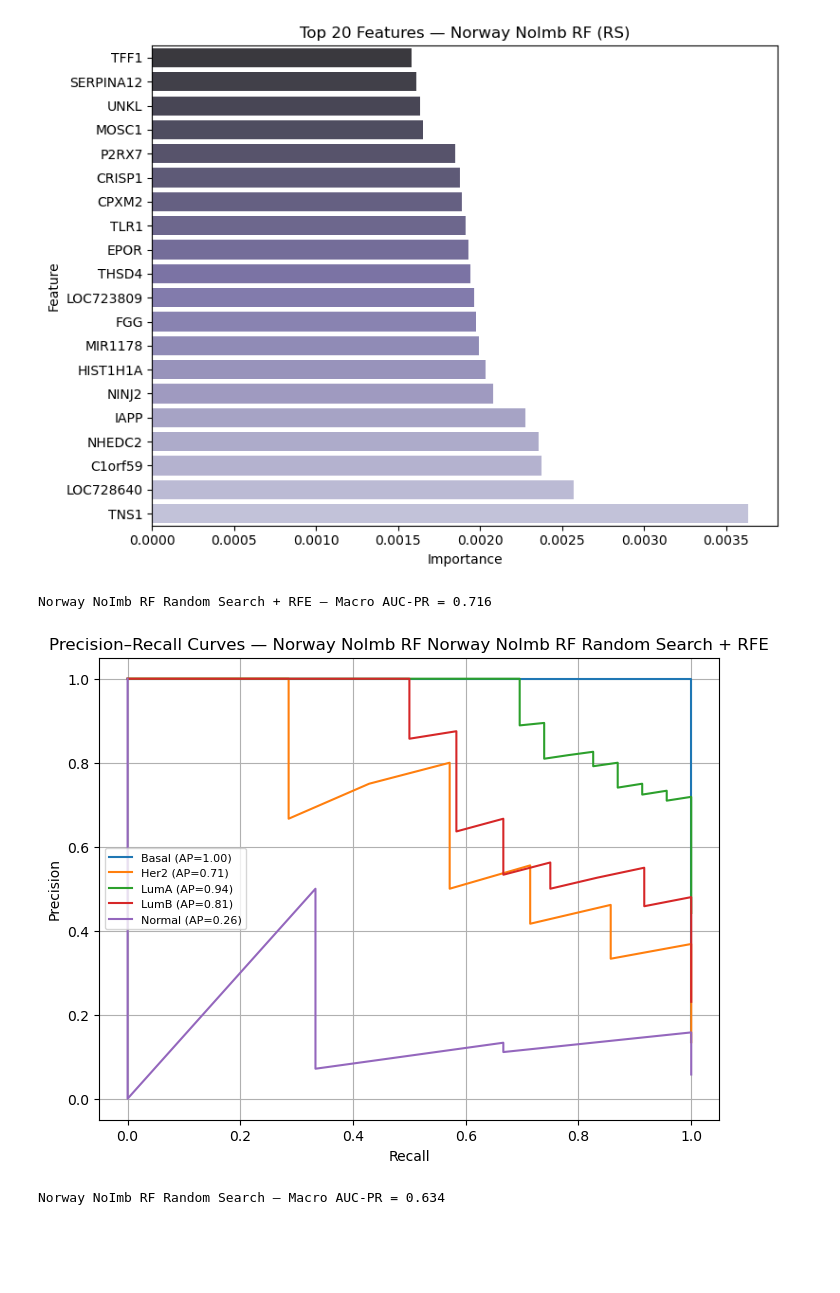
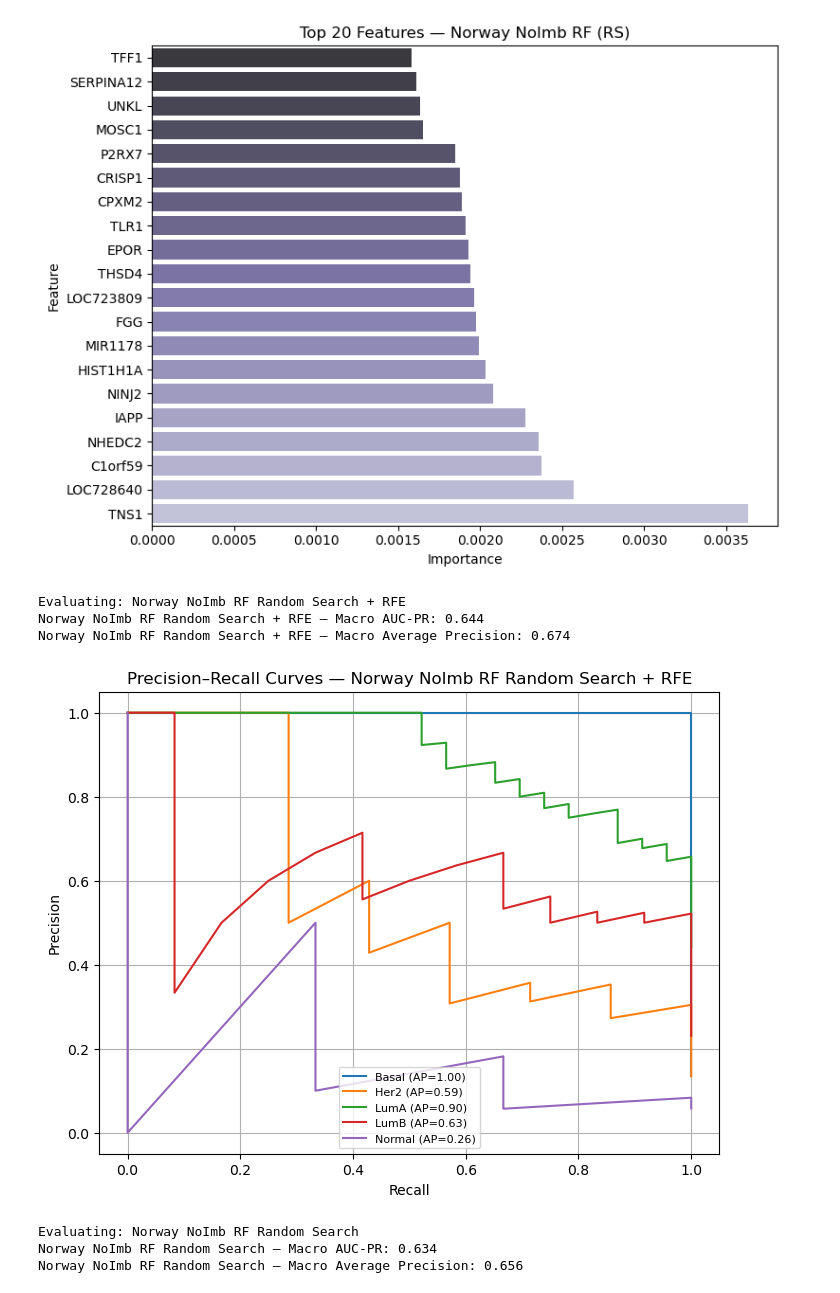
Before and after one commit to Alvinator24/BioinfoThesis, a Jupyter notebook: RandomForest/Norway No Infinium/RF_Norway_NoImbalance.ipynb, the cells around one changed output. Drawn from its saved outputs; the diff is of its cells as text; code cells hidden in the pictures; blank space fills up the shorter version.

Commit message:
[RF] TCGA no IP + IP, Norway no IP
- added auc
- added rfe hyperparameter tuning

```diff
--- a/RandomForest/Norway No Infinium/RF_Norway_NoImbalance.ipynb
+++ b/RandomForest/Norway No Infinium/RF_Norway_NoImbalance.ipynb
@@ -77,8 +77,8 @@ pipeline_rfe = ImbPipeline([
 # Parameter distributions
 # =========================
 param_dist_rfe = {
-    'rfe__step': [0.25],
-    'rfe__n_features_to_select': [500],
+    'rfe__n_features_to_select': [100, 500, 1000],
+    'rfe__step': [0.2, 0.25, 0.5],
 
     'rf__n_estimators': randint(50, 300),
     'rf__max_depth': [None] + list(range(5, 31, 5)),
@@ -322,38 +322,82 @@ Passing `palette` without assigning `hue` is deprecated and will be removed in v
 # %%
 # =========================
 # Precision–Recall Curves
 # =========================
 
 classes = np.unique(y_test)
 y_test_bin = label_binarize(y_test, classes=classes)
 
 models = {
     "Norway NoImb RF Random Search + RFE": best_model_rfe,
     "Norway NoImb RF Random Search": best_model_no_rfe,
 }
 
+results = {}
+
 for name, model in models.items():
+    print(f"\nEvaluating: {name}")
     plt.figure(figsize=(8, 6))
 
     y_score = model.predict_proba(X_test)
-    aucs = []
+    results[name] = {}
 
     for i, cls in enumerate(classes):
-        p, r, _ = precision_recall_curve(y_test_bin[:, i], y_score[:, i])
-        ap = average_precision_score(y_test_bin[:, i], y_score[:, i])
-        aucs.append(auc(r, p))
+        precision, recall, _ = precision_recall_curve(
+            y_test_bin[:, i], y_score[:, i]
+        )
 
-        plt.plot(r, p, label=f"{cls} (AP={ap:.2f})")
+        # AUC of PR curve
+        auc_pr = auc(recall, precision)
 
-    print(f"{name} — Macro AUC-PR = {np.mean(aucs):.3f}")
+        # Average Precision
+        ap = average_precision_score(
+            y_test_bin[:, i], y_score[:, i]
+        )
+
+        # Store AUC-PR per subtype
+        results[name][cls] = {
+            "AUC_PR": auc_pr,
+            "Average_Precision": ap
+        }
+
+        plt.plot(recall, precision, label=f"{cls} (AP={ap:.2f})")
+
+    # Compute macro averages
+    macro_auc = np.mean(
+        [results[name][cls]["AUC_PR"] for cls in classes]
+    )
+
+    macro_ap = np.mean(
+        [results[name][cls]["Average_Precision"] for cls in classes]
+    )
+
+    print(f"{name} — Macro AUC-PR: {macro_auc:.3f}")
+    print(f"{name} — Macro Average Precision: {macro_ap:.3f}")
 
     plt.xlabel("Recall")
     plt.ylabel("Precision")
-    plt.title(f"Precision–Recall Curves — Norway NoImb RF {name}")
+    plt.title(f"Precision–Recall Curves — {name}")
     plt.legend(fontsize=8)
     plt.grid(True)
     plt.show()
+
+print("\n=========================")
+print("AUC-PR Per Model Per Subtype")
+print("=========================")
+
+for model_name, subtype_dict in results.items():
+    print(f"\n{model_name}")
+    for subtype, metrics in subtype_dict.items():
+        print(
+            f"  {subtype}: "
+            f"AUC-PR = {metrics['AUC_PR']:.3f}, "
+            f"AP = {metrics['Average_Precision']:.3f}"
+        )
 # %% [output]
-Norway NoImb RF Random Search + RFE — Macro AUC-PR = 0.716
+Evaluating: Norway NoImb RF Random Search + RFE
+Norway NoImb RF Random Search + RFE — Macro AUC-PR: 0.644
+Norway NoImb RF Random Search + RFE — Macro Average Precision: 0.674
-[figure, old version]
+[figure, new version]
-Norway NoImb RF Random Search — Macro AUC-PR = 0.634
+Evaluating: Norway NoImb RF Random Search
+Norway NoImb RF Random Search — Macro AUC-PR: 0.634
+Norway NoImb RF Random Search — Macro Average Precision: 0.656
```
Also changed, not shown: parts of 5 cells of this notebook, 14 other files.
